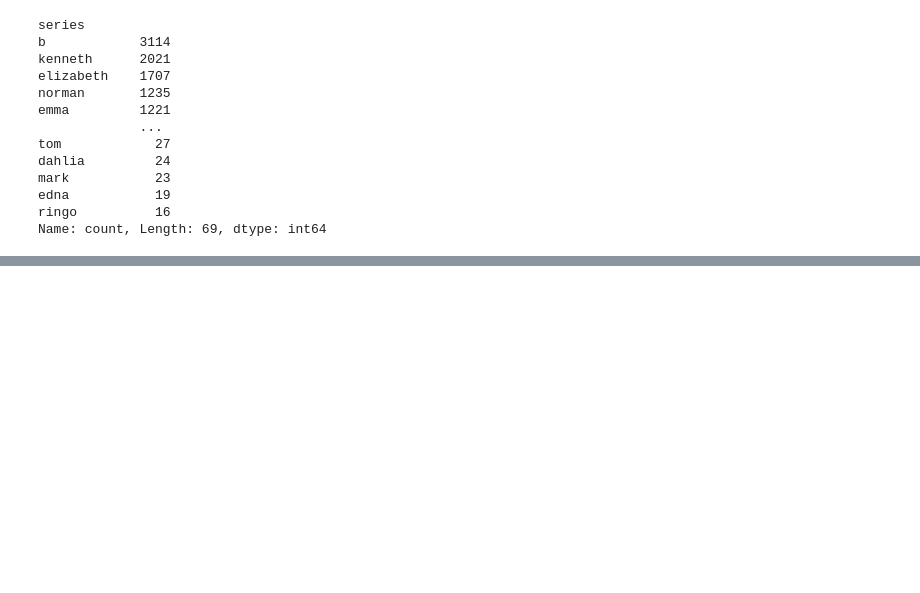
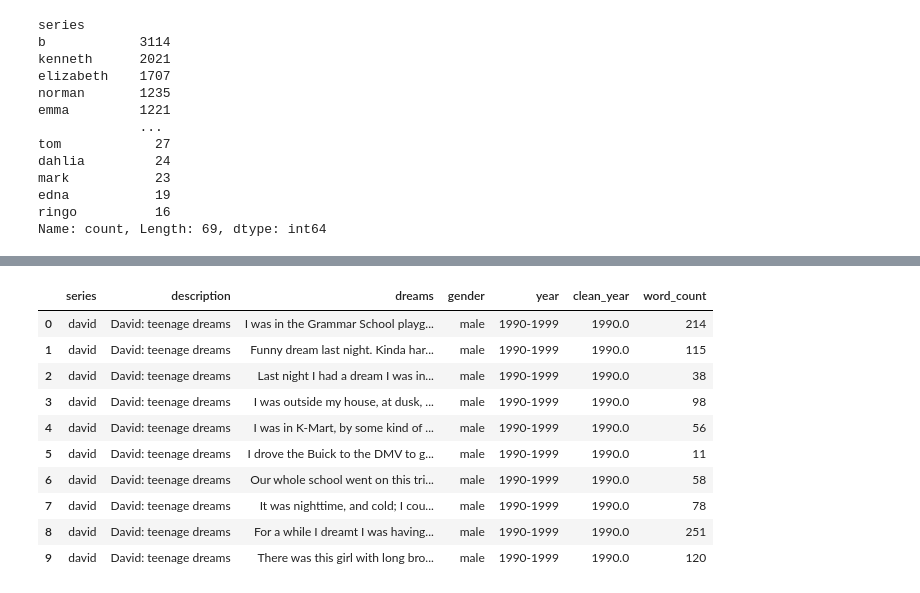
Before and after one commit to Yannsimon92/99-Dream-AI-Analysis, a Jupyter notebook: notebook.ipynb, the cells around one changed output, grey strips where cells are left out. Saved outputs shown, nothing was run; the diff lists cells and outputs as text; code cells hidden in the pictures; blank space fills up the shorter version.

```diff
--- a/notebook.ipynb
+++ b/notebook.ipynb
@@ -67,3 +67,8 @@ mark           23
 edna           19
 ringo          16
 Name: count, Length: 69, dtype: int64
+# %%
+# colonne year sous forme de plage parfois(1960-1997)
+# extraire la première année mentionnée
+# \d{4} cherche un groupe de 4 chiffres
+df['clean_year'] = df['year'].str.extract(r'(\d{4})').astype(float)
@@ -69,0 +89,17 @@ Name: count, Length: 69, dtype: int64
+# %%
+# Calculer le nombre de mots par rêve
+df['word_count'] = df['dreams'].apply(lambda x: len(str(x).split()))
+# %%
+df.head(10)
+# %% [output]
+|  | series | description | dreams | gender | year | clean_year | word_count |
+| 0 | david | David: teenage dreams | I was in the Grammar School playg... | male | 1990-1999 | 1990.0 | 214 |
+| 1 | david | David: teenage dreams | Funny dream last night. Kinda har... | male | 1990-1999 | 1990.0 | 115 |
+| 2 | david | David: teenage dreams | Last night I had a dream I was in... | male | 1990-1999 | 1990.0 | 38 |
+| 3 | david | David: teenage dreams | I was outside my house, at dusk, ... | male | 1990-1999 | 1990.0 | 98 |
+| 4 | david | David: teenage dreams | I was in K-Mart, by some kind of ... | male | 1990-1999 | 1990.0 | 56 |
+| 5 | david | David: teenage dreams | I drove the Buick to the DMV to g... | male | 1990-1999 | 1990.0 | 11 |
+| 6 | david | David: teenage dreams | Our whole school went on this tri... | male | 1990-1999 | 1990.0 | 58 |
+| 7 | david | David: teenage dreams | It was nighttime, and cold; I cou... | male | 1990-1999 | 1990.0 | 78 |
+| 8 | david | David: teenage dreams | For a while I dreamt I was having... | male | 1990-1999 | 1990.0 | 251 |
+| 9 | david | David: teenage dreams | There was this girl with long bro... | male | 1990-1999 | 1990.0 | 120 |
```
Also changed, not shown: parts of 3 cells of this notebook, 1 other file.
